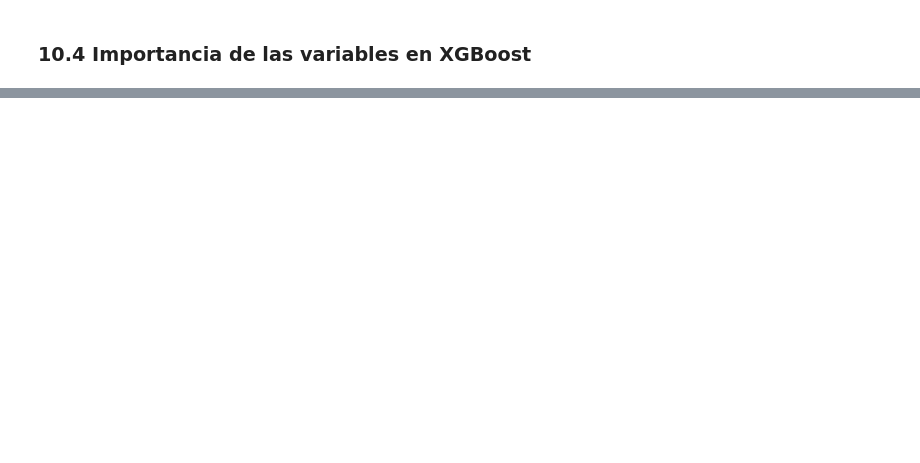
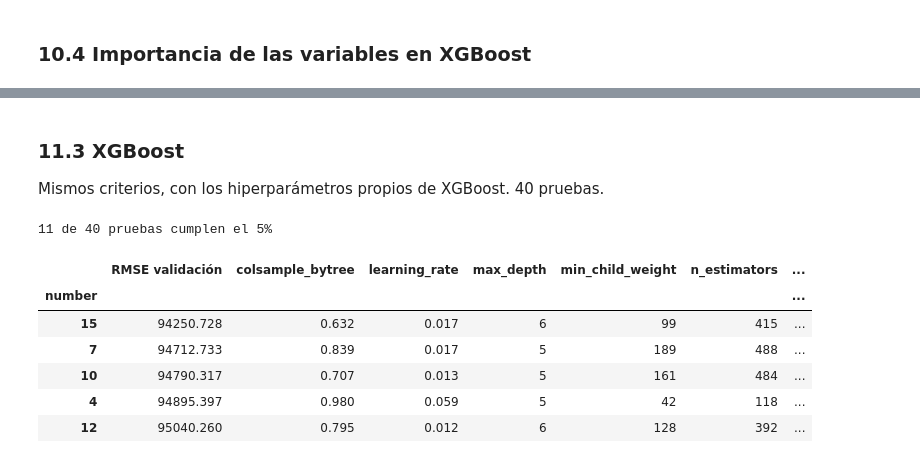
Before and after one commit to Bootcamp-DA-P3/ML_project_UCI_Credit_Card_data, a Jupyter notebook: notebooks/proyecto_regresion.ipynb, the cells around one changed output, grey strips where cells are left out. Drawn from its saved outputs; the diff is of its cells as text; code cells hidden in the pictures; blank space fills up the shorter version.

```diff
--- a/notebooks/proyecto_regresion.ipynb
+++ b/notebooks/proyecto_regresion.ipynb
@@ -1244,0 +1321,37 @@ eg_lambda=5):** reduce el overfitting al 3,86% y sube el ^2$ de validación a 0,
+# %% [markdown]
+### 11.3 XGBoost
+
+Mismos criterios, con los hiperparámetros propios de XGBoost. 40 pruebas.
+# %%
+from xgboost import XGBRegressor
+
+
+def objetivo_xgb(trial):
+    modelo = XGBRegressor(
+        learning_rate=trial.suggest_float("learning_rate", 0.01, 0.2, log=True),
+        n_estimators=trial.suggest_int("n_estimators", 100, 500),
+        max_depth=trial.suggest_int("max_depth", 2, 6),
+        min_child_weight=trial.suggest_int("min_child_weight", 10, 200),
+        subsample=trial.suggest_float("subsample", 0.6, 1.0),
+        colsample_bytree=trial.suggest_float("colsample_bytree", 0.6, 1.0),
+        reg_lambda=trial.suggest_float("reg_lambda", 0.1, 100, log=True),
+        random_state=42,
+        n_jobs=1,
+    )
+    return puntuar(trial, modelo)
+
+
+estudio_xgb = optuna.create_study(direction="minimize", sampler=optuna.samplers.TPESampler(seed=42))
+estudio_xgb.optimize(objetivo_xgb, n_trials=40)
+
+mejor_xgb = mejor_valida(estudio_xgb)
+top_pruebas(estudio_xgb)
+# %% [output]
+11 de 40 pruebas cumplen el 5%
+|  | RMSE validación | colsample_bytree | learning_rate | max_depth | min_child_weight | n_estimators | ... |
+| number |  |  |  |  |  |  | ... |
+| 15 | 94250.728 | 0.632 | 0.017 | 6 | 99 | 415 | ... |
+| 7 | 94712.733 | 0.839 | 0.017 | 5 | 189 | 488 | ... |
+| 10 | 94790.317 | 0.707 | 0.013 | 5 | 161 | 484 | ... |
+| 4 | 94895.397 | 0.980 | 0.059 | 5 | 42 | 118 | ... |
+| 12 | 95040.260 | 0.795 | 0.012 | 6 | 128 | 392 | ... |
```
Also changed, not shown: parts of 12 cells of this notebook, 1 other file.
